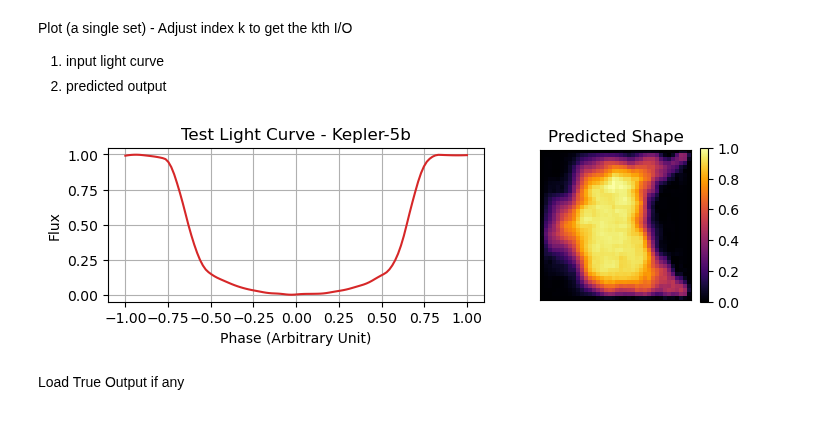
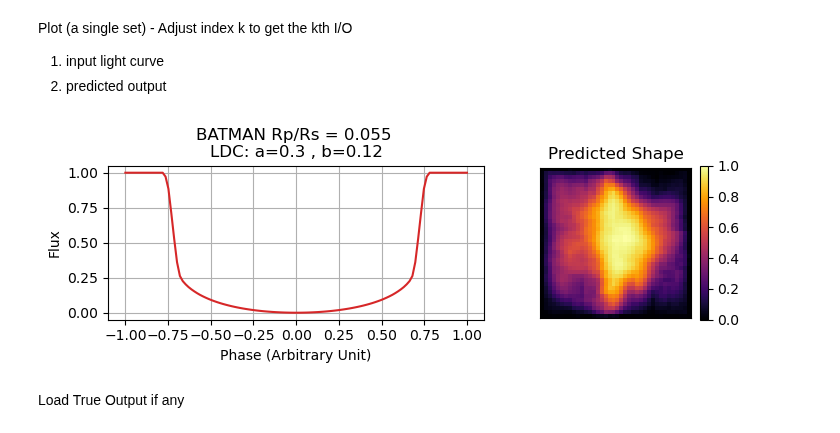
Before and after one commit to abrahammathews2000/mega, a Jupyter notebook: ml_training/ml_inference_lc2shape.ipynb, the cells around one changed output. Drawn from its saved outputs; the diff is of its cells as text; code cells hidden in the pictures.

Commit message:
code to create new batman light curve for different parameters and predicting those shapes

```diff
--- a/ml_training/ml_inference_lc2shape.ipynb
+++ b/ml_training/ml_inference_lc2shape.ipynb
@@ -56,7 +56,7 @@ Load Input data to infer on
 # %%
 # 1. Load Lightcurve Dataset
 # lc_dir =  '/scratch/abraham/Documents/mega_git/mega/data/test/npy/lc/lc_shape_1_multisize_multiLDC.npy'
-lc_dir = '/scratch/abraham/Documents/mega_git/mega/data/random/npy/lc/Kepler-5b_April15_2024_v3.npy'
+lc_dir = '/scratch/abraham/Documents/mega_git/mega/data/random/npy/lc/BATMAN_startoplanet18_a0.3_b0.12.npy'
 test_lc = np.load(lc_dir)
 print("test_lc.shape = ", test_lc.shape)
 
@@ -129,8 +129,9 @@ def scale_horizontally(input_lc_dataset):
         left_index = int(center_index - int(count_zeros_array[iteration]/2) - int(count_zeros_array[iteration]/6))
         right_index = int(center_index + int(count_zeros_array[iteration]/2) + int(count_zeros_array[iteration]/6))
         selected_portion = input_lc_dataset[iteration][left_index:right_index]
-        # print("left_index =", left_index)
-        # print("right_index =", right_index)
+        print("left_index =", left_index)
+        print("right_index =", right_index)
+        print("Length =", right_index-left_index+1)
 
         # Calculate the length of the selected region
         len_selected_portion[iteration] = len(selected_portion)
@@ -141,13 +142,22 @@ def scale_horizontally(input_lc_dataset):
         original_y = selected_portion
 
         # Create a quadratic interpolation function
-        f = interp1d(original_x, original_y, kind='quadratic')
+        f = interp1d(original_x, original_y, kind='linear')
 
         # Define the range of x-values for the interpolation with 120 elements
         x_interpolation = np.linspace(-1, 1, num=120)
 
         # Perform the interpolation
         y_interpolated = f(x_interpolation)
+
+        # # Replacing end elements with 1
+
+        # y_interpolated[0:9] = np.ones(len(y_interpolated[0:9]))
+        # # print(f"len(y_interpolated[0:9])) = {len(y_interpolated[0:9])}")
+
+        # y_interpolated[111:120] = np.ones(len(y_interpolated[111:120]))
+        # # print(f"len(y_interpolated[111:120])) = {len(y_interpolated[111:120])}")
+
         input_lc_dataset_interpol[iteration] = y_interpolated
 
     return input_lc_dataset_interpol
@@ -184,24 +224,24 @@ Plot (a single set) - Adjust index k to get the kth I/O
 # %%
 fig, axes = plt.subplots(1, 2, figsize=(8,2),gridspec_kw={'width_ratios': [2,1]})  # 1 row, 2 columns
 ph = np.linspace(-1,1,len(processed_test_lc[0]))
 
 # Plot on each subplot
 k = int(0) # Index
-axes[0].set_title('Test Light Curve - Kepler-5b')
+axes[0].set_title('BATMAN Rp/Rs = 0.055 \nLDC: a=0.3 , b=0.12')
 axes[0].plot(ph, processed_test_lc[k], color='tab:red')
 axes[0].grid('on')
 axes[0].set_ylabel('Flux')
 axes[0].set_xlabel('Phase (Arbitrary Unit)')
 
 
 axes[1].set_title('Predicted Shape')
 axes[1].tick_params(left = False, right = False , labelleft = False ,labelbottom = False, bottom = False)
 img = axes[1].imshow(test_predict_shape[k],cmap='inferno')
 plt.colorbar(img)
 
 plt.show()
 # %% [output]
-[figure, old version]
+[figure, new version]
 # %% [markdown]
 Load True Output if any
 # %%
```
Also changed, not shown: parts of 8 cells of this notebook.
